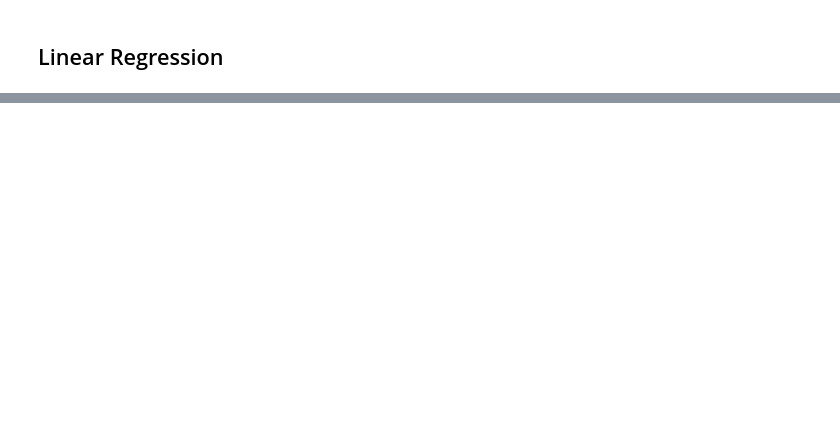
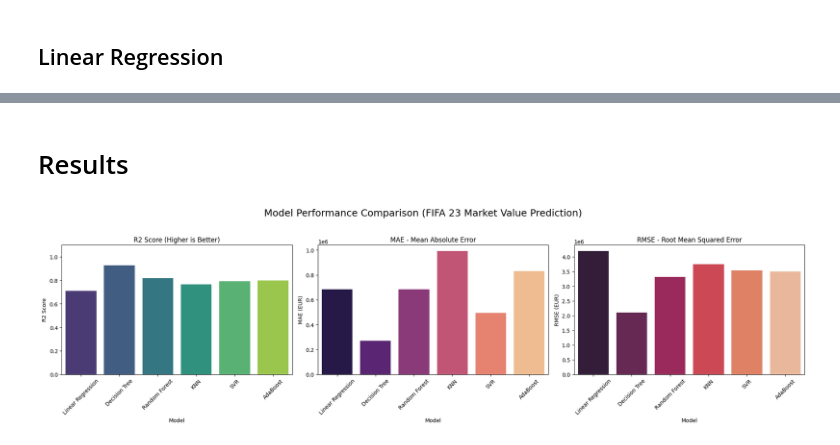
Before and after one commit to burakltnds/fifa23_futbolcu_piyasa_deger_tahmini, a Jupyter notebook: futbolcu_piyasa_deger_tahmini.ipynb, the cells around one changed output, grey strips where cells are left out. Saved outputs shown, nothing was run; the diff lists cells and outputs as text; code cells hidden in the pictures; blank space fills up the shorter version.

```diff
--- a/futbolcu_piyasa_deger_tahmini.ipynb
+++ b/futbolcu_piyasa_deger_tahmini.ipynb
@@ -213,0 +264,9 @@ log transformation
+# %%
+X_train['ContractUntil'] = X_train['ContractUntil'].fillna(2022)
+X_test['ContractUntil'] = X_test['ContractUntil'].fillna(2022)
+
+X_train['ClubPosition'] = X_train['ClubPosition'].fillna('FreeAgent')
+X_test['ClubPosition'] = X_test['ClubPosition'].fillna('FreeAgent')
+
+print(X_train.isnull().sum().sort_values(ascending=False))
+print(X_test.isnull().sum().sort_values(ascending=False))
@@ -424,0 +803,38 @@ X_train
+# %% [markdown]
+# Results
+# %%
+model_results = {
+    'Model': ['Linear Regression', "Decision Tree",'Random Forest', 'KNN', 'SVR', 'AdaBoost'],
+    'R2 Score': [r2_lr, r2_dt,r2_rf, r2_knn, r2_svr, r2_ada],
+    'MAE (EUR)': [mae_lr, mae_dt,mae_rf, mae_knn, mae_svr, mae_ada],
+    'RMSE (EUR)': [rmse_lr, rmse_dt,rmse_rf, rmse_knn, rmse_svr, rmse_ada]
+}
+
+results_df = pd.DataFrame(model_results)
+
+fig, axes = plt.subplots(1, 3, figsize=(20, 6))
+fig.suptitle('Model Performance Comparison (FIFA 23 Market Value Prediction)', fontsize=18)
+
+sns.barplot(x='Model', y='R2 Score', data=results_df, ax=axes[0], palette='viridis', hue='Model', legend=False)
+axes[0].set_title('R2 Score (Higher is Better)')
+axes[0].set_ylim(0, 1.1)
+
+sns.barplot(x='Model', y='MAE (EUR)', data=results_df, ax=axes[1], palette='magma', hue='Model', legend=False)
+axes[1].set_title('MAE - Mean Absolute Error')
+
+sns.barplot(x='Model', y='RMSE (EUR)', data=results_df, ax=axes[2], palette='rocket', hue='Model', legend=False)
+axes[2].set_title('RMSE - Root Mean Squared Error')
+
+for ax in axes:
+    ax.tick_params(axis='x', rotation=45)
+
+plt.tight_layout(rect=[0, 0.03, 1, 0.95])
+
+plt.show()
+
+formatted_df = results_df.copy()
+formatted_df['R2 Score'] = formatted_df['R2 Score'].map('{:.4f}'.format)
+formatted_df['MAE (EUR)'] = formatted_df['MAE (EUR)'].map('{:,.0f}'.format)
+formatted_df['RMSE (EUR)'] = formatted_df['RMSE (EUR)'].map('{:,.0f}'.format)
+# %% [output]
+[figure, added]
```
Also changed, not shown: parts of 22 cells of this notebook.
